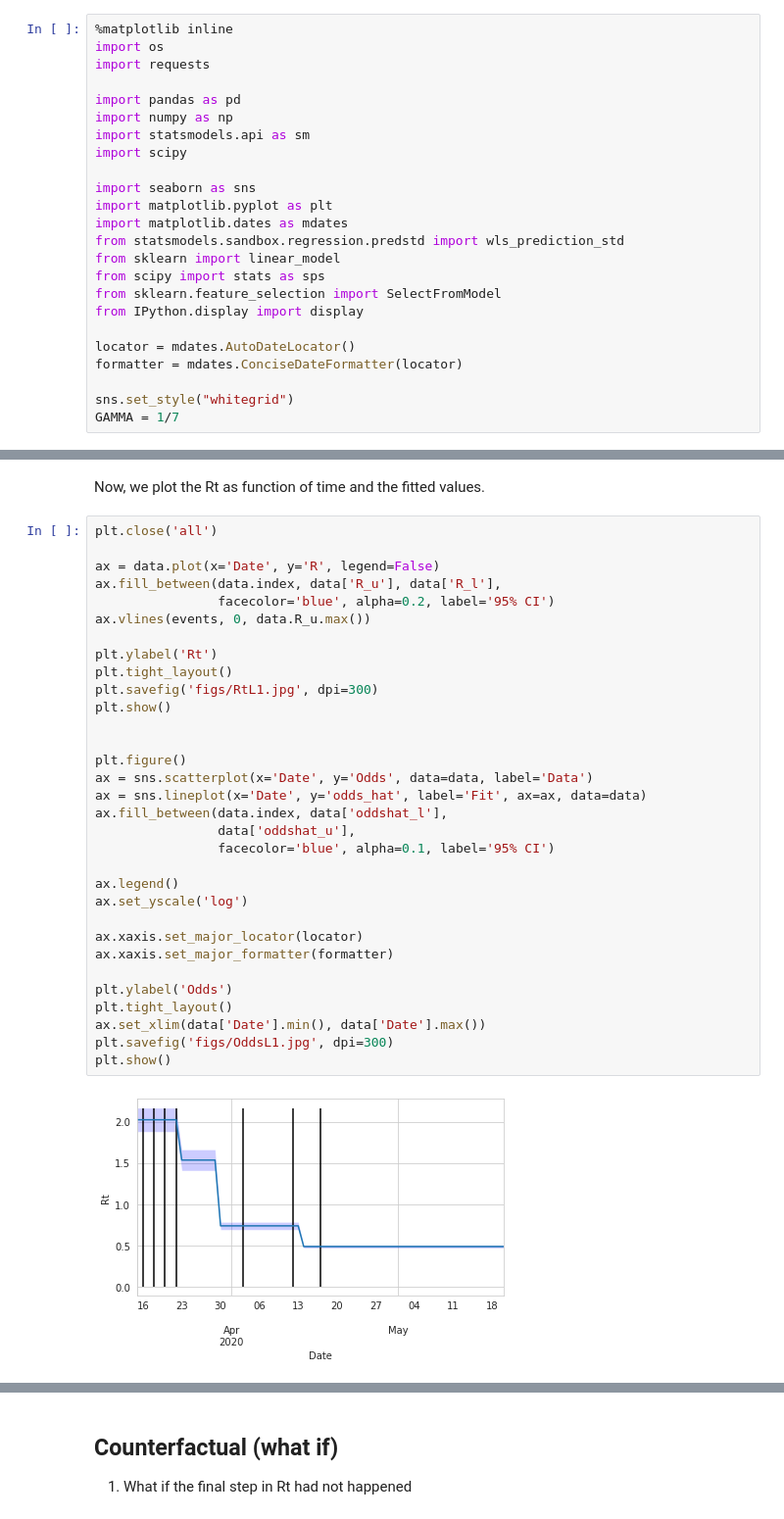
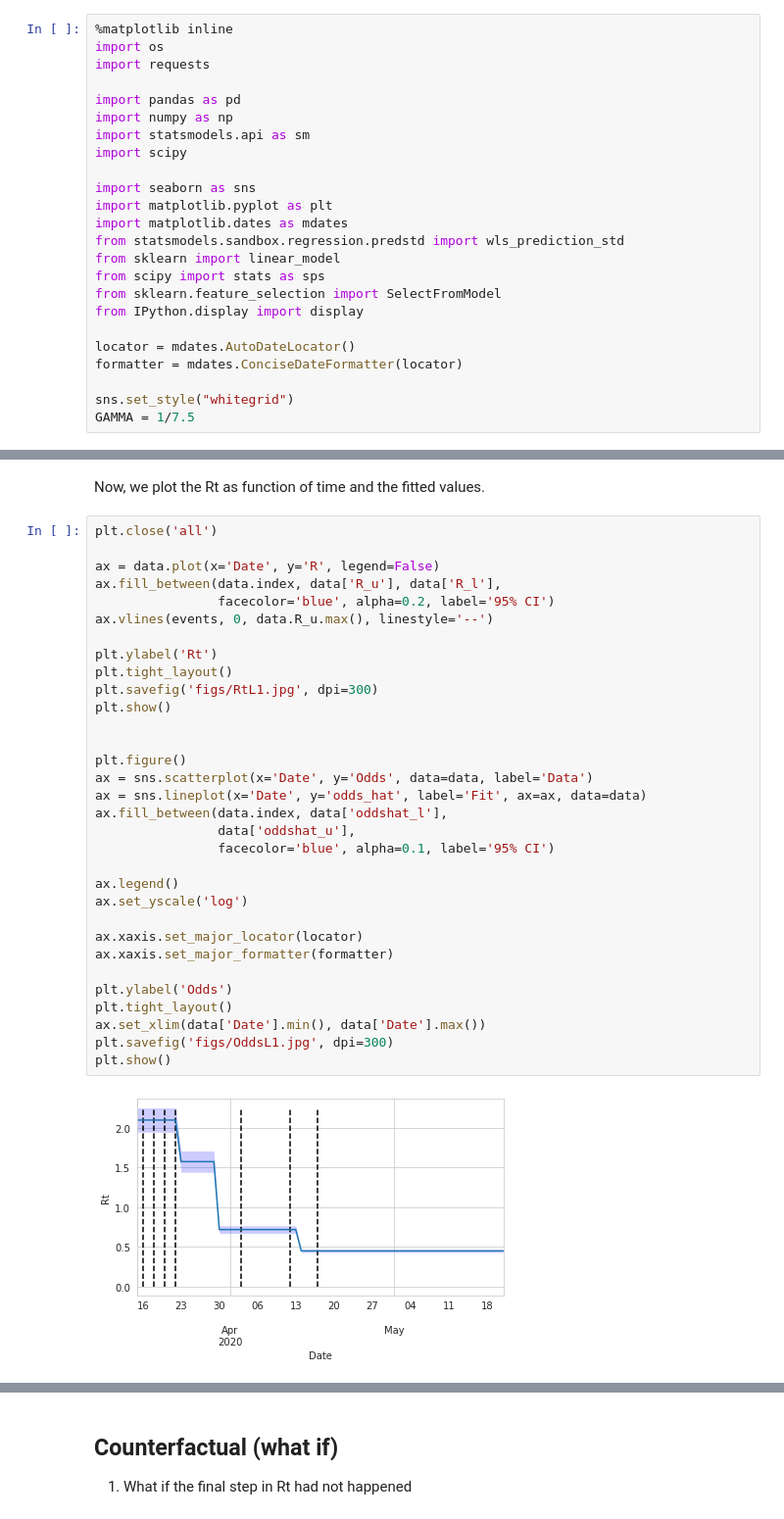
Before and after one commit to ababino/corona, a Jupyter notebook: Binomial_L1_LR_AIC.ipynb, the cells around one changed output, grey strips where cells are left out. Shown: that part at 98% size. Drawn from its saved outputs; the diff is of its cells as text.

Commit message:
use gamma 7.5

```diff
--- a/Binomial_L1_LR_AIC.ipynb
+++ b/Binomial_L1_LR_AIC.ipynb
@@ -25,7 +25,7 @@ locator = mdates.AutoDateLocator()
 formatter = mdates.ConciseDateFormatter(locator)
 
 sns.set_style("whitegrid")
-GAMMA = 1/7
+GAMMA = 1/7.5
 # %% [markdown]
 ## Important dates
 # %%
@@ -475,32 +475,32 @@ plt.close('all')
 
 ax = data.plot(x='Date', y='R', legend=False)
 ax.fill_between(data.index, data['R_u'], data['R_l'],
                 facecolor='blue', alpha=0.2, label='95% CI')
-ax.vlines(events, 0, data.R_u.max())
+ax.vlines(events, 0, data.R_u.max(), linestyle='--')
 
 plt.ylabel('Rt')
 plt.tight_layout()
 plt.savefig('figs/RtL1.jpg', dpi=300)
 plt.show()
 
 
 plt.figure()
 ax = sns.scatterplot(x='Date', y='Odds', data=data, label='Data')
 ax = sns.lineplot(x='Date', y='odds_hat', label='Fit', ax=ax, data=data)
 ax.fill_between(data.index, data['oddshat_l'],
                 data['oddshat_u'],
                 facecolor='blue', alpha=0.1, label='95% CI')
 
 ax.legend()
 ax.set_yscale('log')
 
 ax.xaxis.set_major_locator(locator)
 ax.xaxis.set_major_formatter(formatter)
 
 plt.ylabel('Odds')
 plt.tight_layout()
 ax.set_xlim(data['Date'].min(), data['Date'].max())
 plt.savefig('figs/OddsL1.jpg', dpi=300)
 plt.show()
 # %% [output]
-[figure, old version]
+[figure, new version]
```
Also changed, not shown: parts of 8 cells of this notebook.
